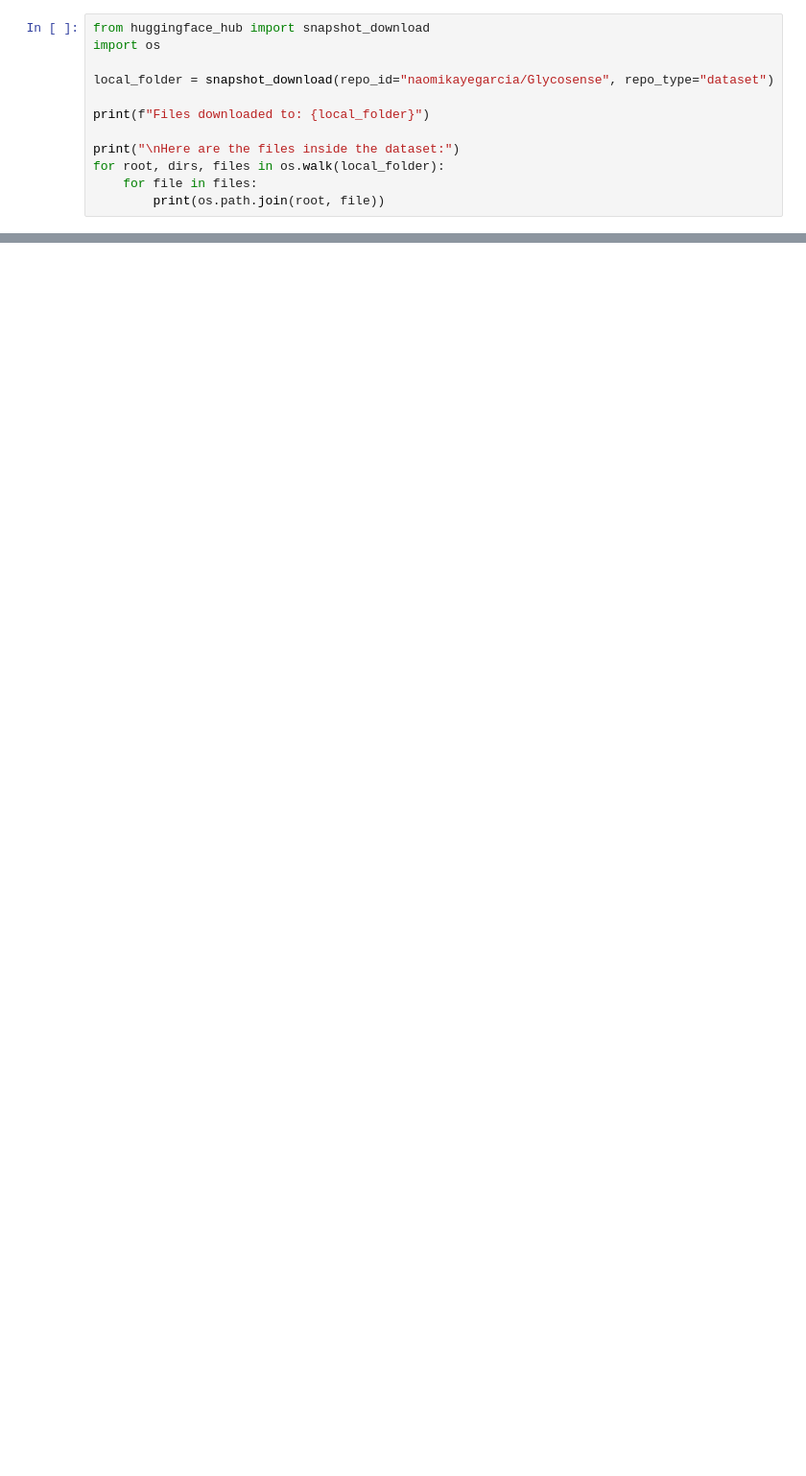
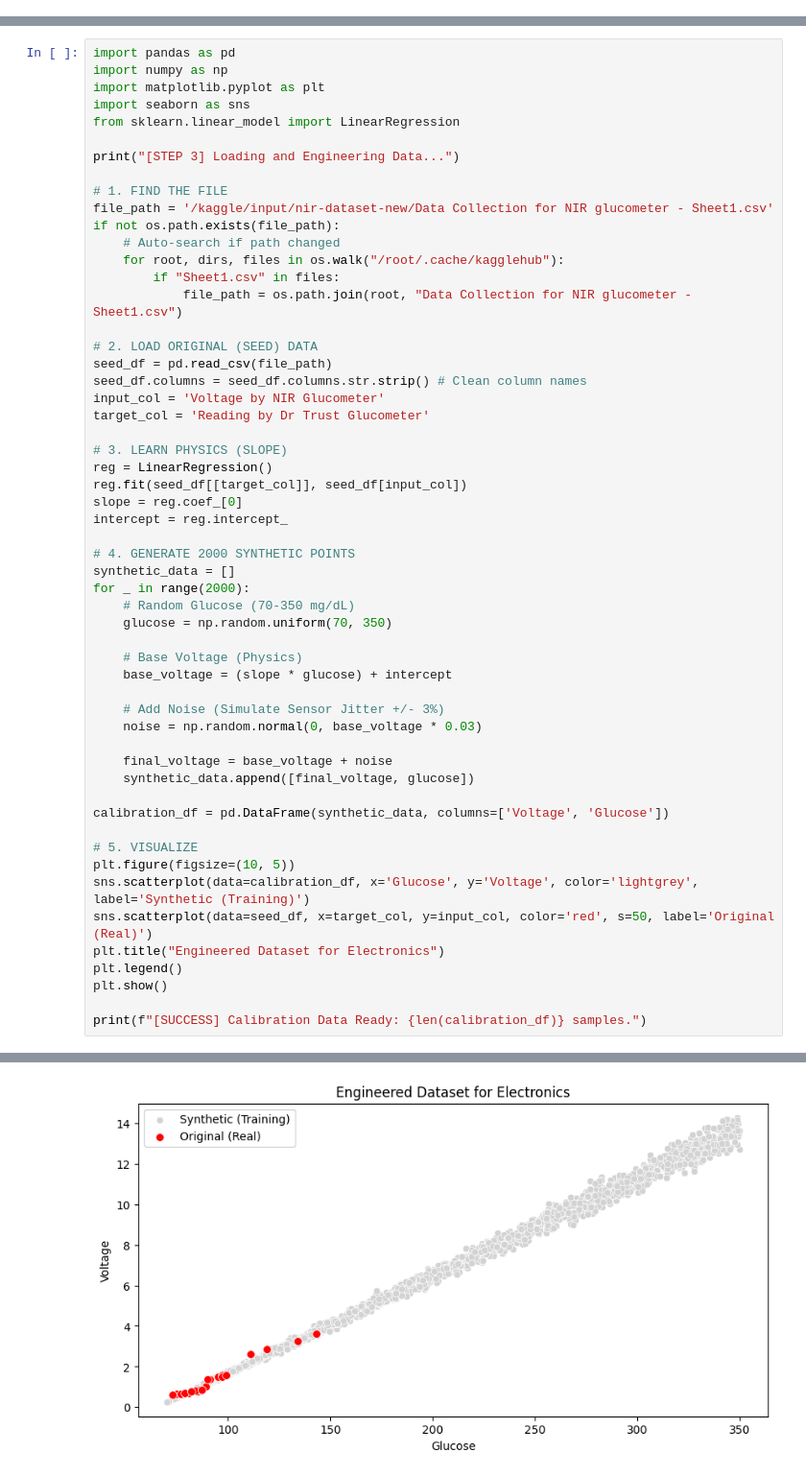
Before and after one commit to genfre028/1-4HAHA, a Jupyter notebook: notebooks/train.ipynb, the cells around one changed output, grey strips where cells are left out. Shown: that part at 96% size. Saved outputs shown, nothing was run; the diff lists cells and outputs as text; blank space fills up the shorter version.

```diff
--- a/notebooks/train.ipynb
+++ b/notebooks/train.ipynb
@@ -57,12 +58,0 @@ Extracting files...
-# %%
-from huggingface_hub import snapshot_download
-import os
-
-local_folder = snapshot_download(repo_id="naomikayegarcia/Glycosense", repo_type="dataset")
-
-print(f"Files downloaded to: {local_folder}")
-
-print("\nHere are the files inside the dataset:")
-for root, dirs, files in os.walk(local_folder):
-    for file in files:
-        print(os.path.join(root, file))
@@ -749,0 +96,56 @@ Epoch 90/100 | Train MSE: 479.83 | Val MSE: 1849.55
+# %%
+import pandas as pd
+import numpy as np
+import matplotlib.pyplot as plt
+import seaborn as sns
+from sklearn.linear_model import LinearRegression
+
+print("[STEP 3] Loading and Engineering Data...")
+
+# 1. FIND THE FILE
+file_path = '/kaggle/input/nir-dataset-new/Data Collection for NIR glucometer - Sheet1.csv'
+if not os.path.exists(file_path):
+    # Auto-search if path changed
+    for root, dirs, files in os.walk("/root/.cache/kagglehub"):
+        if "Sheet1.csv" in files:
+            file_path = os.path.join(root, "Data Collection for NIR glucometer - Sheet1.csv")
+
+# 2. LOAD ORIGINAL (SEED) DATA
+seed_df = pd.read_csv(file_path)
+seed_df.columns = seed_df.columns.str.strip() # Clean column names
+input_col = 'Voltage by NIR Glucometer'
+target_col = 'Reading by Dr Trust Glucometer'
+
+# 3. LEARN PHYSICS (SLOPE)
+reg = LinearRegression()
+reg.fit(seed_df[[target_col]], seed_df[input_col])
+slope = reg.coef_[0]
+intercept = reg.intercept_
+
+# 4. GENERATE 2000 SYNTHETIC POINTS
+synthetic_data = []
+for _ in range(2000):
+    # Random Glucose (70-350 mg/dL)
+    glucose = np.random.uniform(70, 350)
+
+    # Base Voltage (Physics)
+    base_voltage = (slope * glucose) + intercept
+
+    # Add Noise (Simulate Sensor Jitter +/- 3%)
+    noise = np.random.normal(0, base_voltage * 0.03)
+
+    final_voltage = base_voltage + noise
+    synthetic_data.append([final_voltage, glucose])
+
+calibration_df = pd.DataFrame(synthetic_data, columns=['Voltage', 'Glucose'])
+
+# 5. VISUALIZE
+plt.figure(figsize=(10, 5))
+sns.scatterplot(data=calibration_df, x='Glucose', y='Voltage', color='lightgrey', label='Synthetic (Training)')
+sns.scatterplot(data=seed_df, x=target_col, y=input_col, color='red', s=50, label='Original (Real)')
+plt.title("Engineered Dataset for Electronics")
+plt.legend()
+plt.show()
+
+print(f"[SUCCESS] Calibration Data Ready: {len(calibration_df)} samples.")
+# %% [output]
@@ -749,0 +153 @@ Epoch 90/100 | Train MSE: 479.83 | Val MSE: 1849.55
+[figure, added]
```
Also changed, not shown: parts of 33 cells of this notebook.
